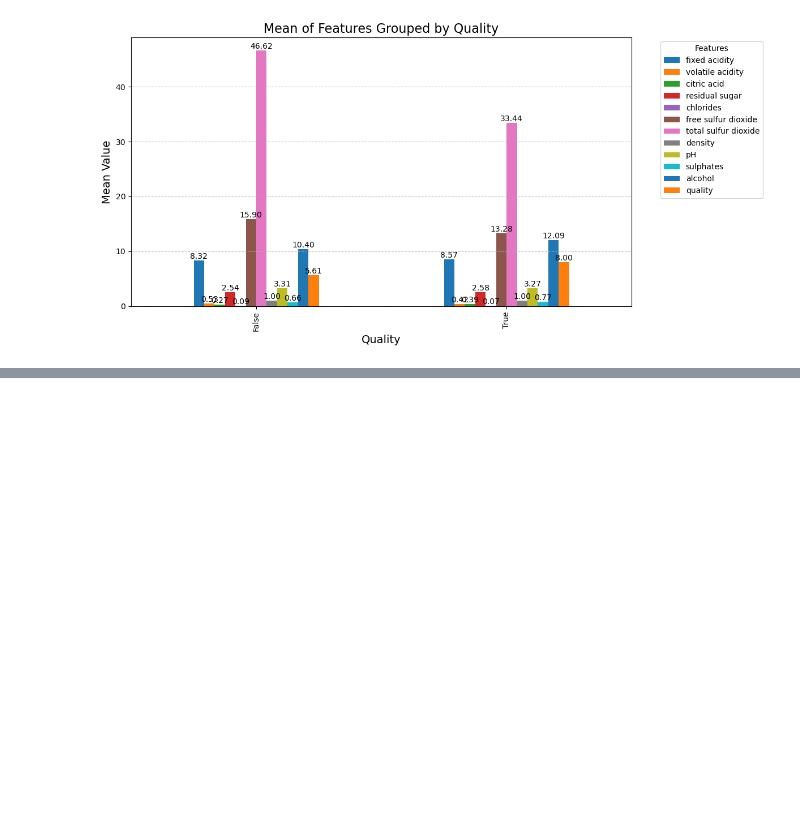
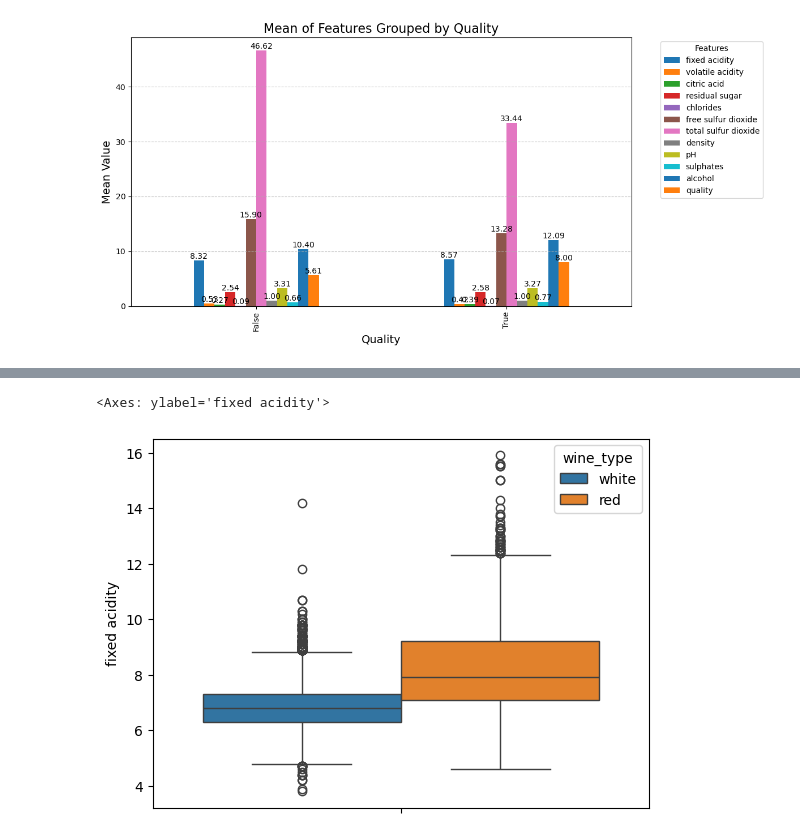
Before and after one commit to rakeshtparayil/BlueBerry-Winery, a Jupyter notebook: blueBerry_winery.ipynb, the cells around one changed output, grey strips where cells are left out. Drawn from its saved outputs; the diff is of its cells as text; code cells hidden in the pictures; blank space fills up the shorter version.

```diff
--- a/blueBerry_winery.ipynb
+++ b/blueBerry_winery.ipynb
@@ -254,0 +305,5 @@ plt.show()
+# %%
+sns.boxplot(data=combined_wine, y="fixed acidity", hue="wine_type")
+# %% [output]
+<Axes: ylabel='fixed acidity'>
+[figure, added]
```
Also changed, not shown: parts of 8 cells of this notebook.
